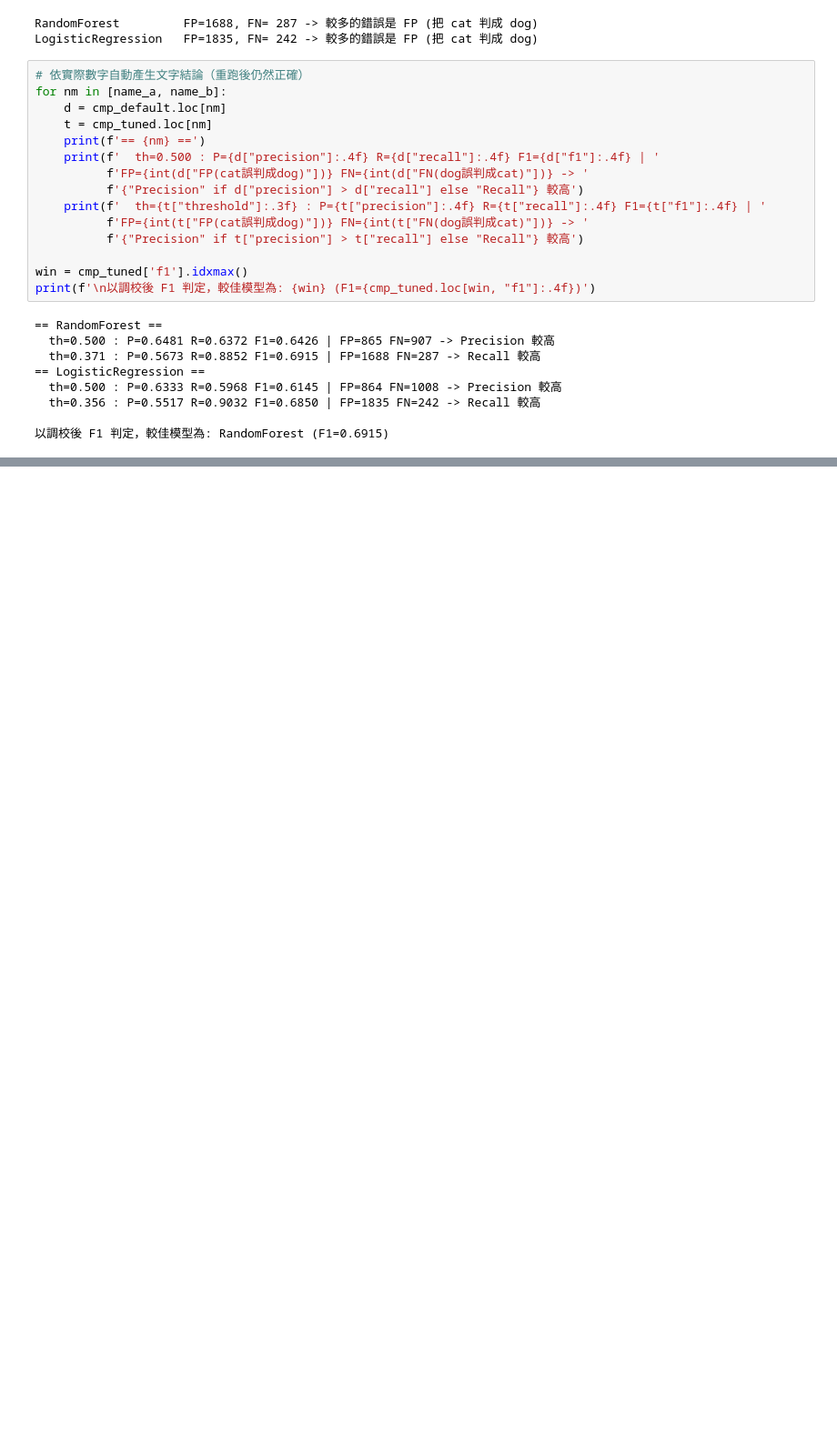
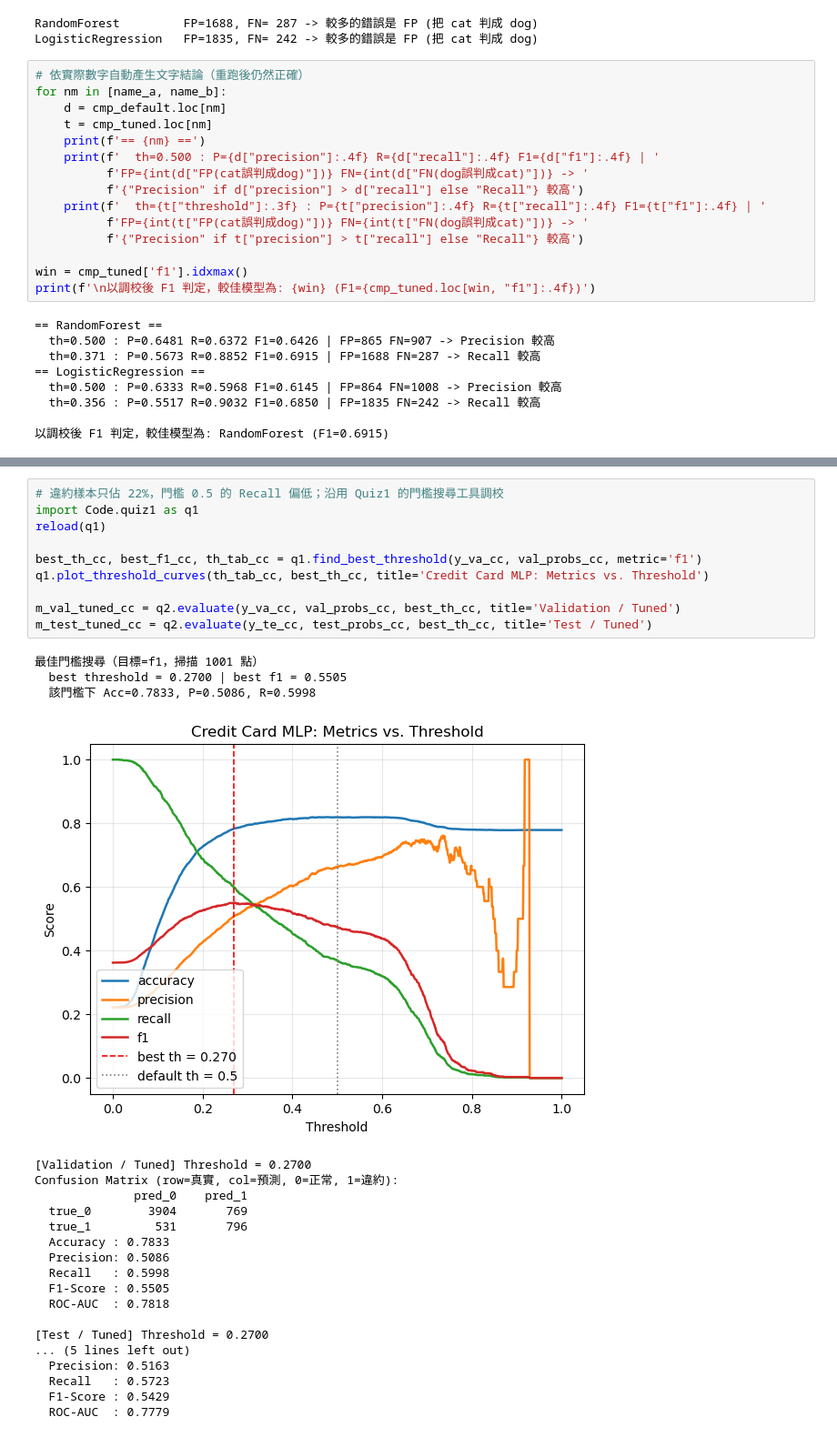
Before and after one commit to Alan93224/MMIP, a Jupyter notebook: week2/main.ipynb, the cells around one changed output, grey strips where cells are left out. Shown at 91% size. Cells and saved outputs as stored; diff of their text form; blank space fills up the shorter version.

Commit message:
add: quiz2

```diff
--- a/week2/main.ipynb
+++ b/week2/main.ipynb
@@ -465,0 +799,32 @@ print(f'\n以調校後 F1 判定，較佳模型為: {win} (F1={cmp_tuned.loc[win
+# %%
+# 違約樣本只佔 22%，門檻 0.5 的 Recall 偏低；沿用 Quiz1 的門檻搜尋工具調校
+import Code.quiz1 as q1
+reload(q1)
+
+best_th_cc, best_f1_cc, th_tab_cc = q1.find_best_threshold(y_va_cc, val_probs_cc, metric='f1')
+q1.plot_threshold_curves(th_tab_cc, best_th_cc, title='Credit Card MLP: Metrics vs. Threshold')
+
+m_val_tuned_cc = q2.evaluate(y_va_cc, val_probs_cc, best_th_cc, title='Validation / Tuned')
+m_test_tuned_cc = q2.evaluate(y_te_cc, test_probs_cc, best_th_cc, title='Test / Tuned')
+# %% [output]
+最佳門檻搜尋（目標=f1，掃描 1001 點）
+  best threshold = 0.2700 | best f1 = 0.5505
+  該門檻下 Acc=0.7833, P=0.5086, R=0.5998
+[figure, added]
+[Validation / Tuned] Threshold = 0.2700
+Confusion Matrix (row=真實, col=預測, 0=正常, 1=違約):
+              pred_0    pred_1
+  true_0        3904       769
+  true_1         531       796
+  Accuracy : 0.7833
+  Precision: 0.5086
+  Recall   : 0.5998
+  F1-Score : 0.5505
+  ROC-AUC  : 0.7818
+
+[Test / Tuned] Threshold = 0.2700
+... (5 lines left out)
+  Precision: 0.5163
+  Recall   : 0.5723
+  F1-Score : 0.5429
+  ROC-AUC  : 0.7779
```
Also changed, not shown: parts of 31 cells of this notebook, 7 other files.
